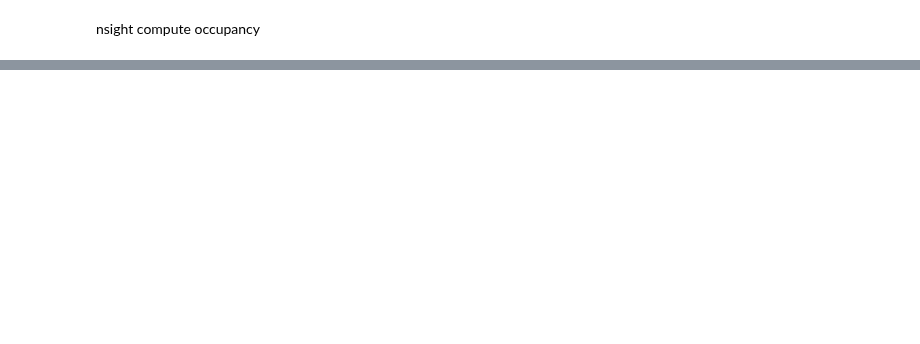
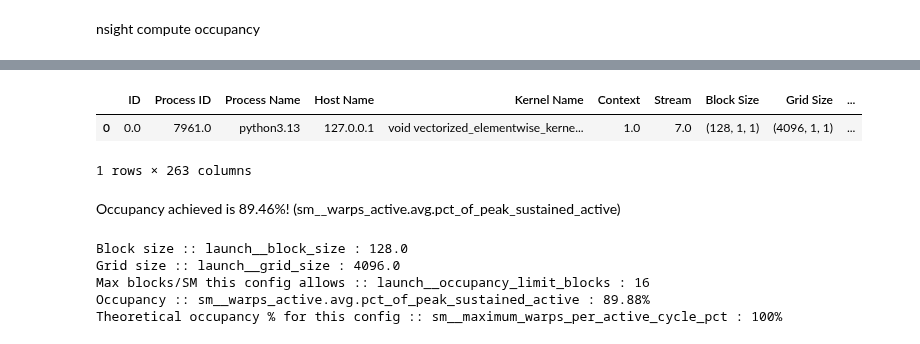
Before and after one commit to mematcha/gpumode-projects-notebook, a Jupyter notebook: 02_Labs/Lecture 1/Compare_Square_Implementations.ipynb, the cells around one changed output, grey strips where cells are left out. Drawn from its saved outputs; the diff is of its cells as text; code cells hidden in the pictures; blank space fills up the shorter version.

```diff
--- a/02_Labs/Lecture 1/Compare_Square_Implementations.ipynb
+++ b/02_Labs/Lecture 1/Compare_Square_Implementations.ipynb
@@ -412,0 +253,23 @@ skip compile(triton): extra inductor kernels, not useful for occupancy
+# %%
+from pathlib import Path
+import subprocess, sys
+# this is a simple script to run the square kernel and get the occupancy data
+Path("square_ncu.py").write_text("""
+import argparse, torch
+p = argparse.ArgumentParser()
+p.add_argument("--n", type=int, required=True)
+args = p.parse_args()
+x = torch.randn(args.n, device="cuda")
+for _ in range(10):
+    torch.square(x)
+torch.cuda.synchronize()
+torch.square(x)
+torch.cuda.synchronize()
+""")
+cmd = [
+    "ncu", "--csv", "--page", "raw",
+    "--section", "Occupancy",
+    "--launch-skip", "10", "--launch-count", "1",
+    "--", sys.executable, "square_ncu.py", "--n", str(2**22),
+]
+print(subprocess.check_output(cmd, text=True, stderr=subprocess.STDOUT))
@@ -412,0 +291,35 @@ skip compile(triton): extra inductor kernels, not useful for occupancy
+# %%
+import io
+import pandas as pd
+raw = subprocess.check_output(cmd, text=True, stderr=subprocess.STDOUT)
+def parse_ncu_csv(text: str) -> pd.DataFrame:
+    lines = [ln for ln in text.splitlines() if ln.startswith('"ID"') or (ln.startswith('"') and not ln.startswith('"='))]
+    # first quoted block is header; skip ==PROF==
+    start = next(i for i, ln in enumerate(text.splitlines()) if ln.startswith('"ID"'))
+    body = text.splitlines()[start:]
+    # row0 = names, row1 = units, row2+ = kernels
+    df = pd.read_csv(io.StringIO("\n".join(body)), thousands=",")
+    # drop the units row (it becomes row 0 after header)
+    df = df.iloc[1:].reset_index(drop=True)
+    return df
+df = parse_ncu_csv(raw)
+# %%
+df
+# %% [output]
+|  | ID | Process ID | Process Name | Host Name | Kernel Name | Context | Stream | Block Size | Grid Size | ... |
+| 0 | 0.0 | 7961.0 | python3.13 | 127.0.0.1 | void vectorized_elementwise_kerne... | 1.0 | 7.0 | (128, 1, 1) | (4096, 1, 1) | ... |
+1 rows × 263 columns
+# %% [markdown]
+Occupancy achieved is 89.46%! (sm__warps_active.avg.pct_of_peak_sustained_active)
+# %%
+print(f"Block size :: launch__block_size : {df['launch__block_size'].values[0]}")
+print(f"Grid size :: launch__grid_size : {df['launch__grid_size'].values[0]}")
+print(f"Max blocks/SM this config allows :: launch__occupancy_limit_blocks : {df['launch__occupancy_limit_blocks'].values[0]}")
+print(f"Occupancy :: sm__warps_active.avg.pct_of_peak_sustained_active : {df['sm__warps_active.avg.pct_of_peak_sustained_active'].values[0]}%")
+print(f"Theoretical occupancy % for this config :: sm__maximum_warps_per_active_cycle_pct : {df['sm__maximum_warps_per_active_cycle_pct'].values[0]}%")
+# %% [output]
+Block size :: launch__block_size : 128.0
+Grid size :: launch__grid_size : 4096.0
+Max blocks/SM this config allows :: launch__occupancy_limit_blocks : 16
+Occupancy :: sm__warps_active.avg.pct_of_peak_sustained_active : 89.88%
+Theoretical occupancy % for this config :: sm__maximum_warps_per_active_cycle_pct : 100%
```
Also changed, not shown: parts of 12 cells of this notebook, 2 other files.
